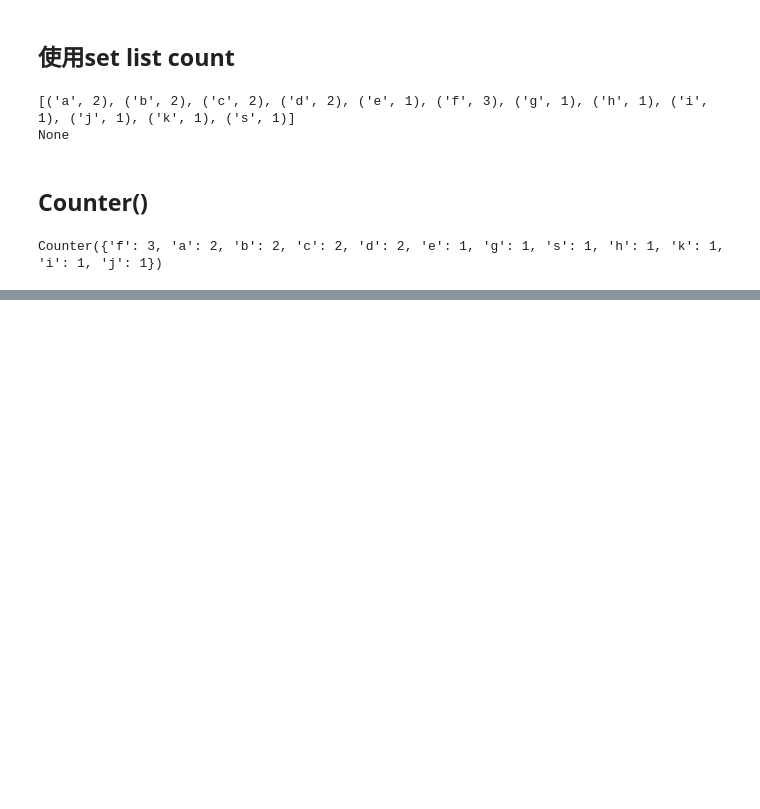
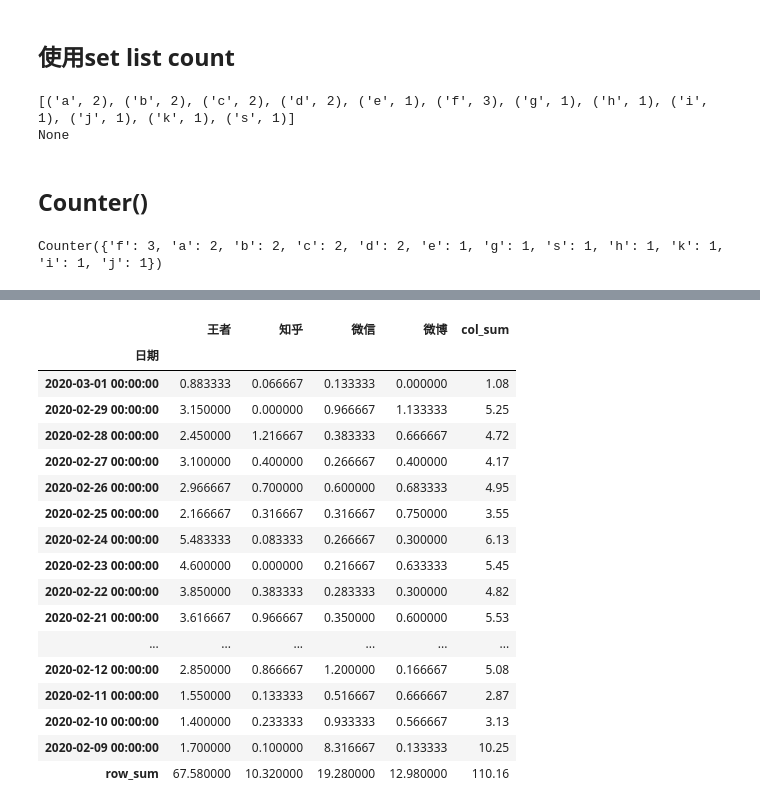
Before and after one commit to ybgm/Python, a Jupyter notebook: Python_practice.ipynb, the cells around one changed output, grey strips where cells are left out. Drawn from its saved outputs; the diff is of its cells as text; code cells hidden in the pictures; blank space fills up the shorter version.

```diff
--- a/Python_practice.ipynb
+++ b/Python_practice.ipynb
@@ -1262,0 +1430,5 @@ Counter({'f': 3, 'a': 2, 'b': 2, 'c': 2, 'd': 2, 'e': 1, 'g': 1, 's': 1, 'h': 1,
+# %%
+dfi3=dfi2.set_index('日期')
+# %%
+dfi3.fillna(0,inplace=True)
+dfi3.head()
@@ -1262,0 +1479,21 @@ Counter({'f': 3, 'a': 2, 'b': 2, 'c': 2, 'd': 2, 'e': 1, 'g': 1, 's': 1, 'h': 1,
+# %%
+dfi3
+# %% [output]
+|  | 王者 | 知乎 | 微信 | 微博 | col_sum |
+| 日期 |  |  |  |  |  |
+| 2020-03-01 00:00:00 | 0.883333 | 0.066667 | 0.133333 | 0.000000 | 1.08 |
+| 2020-02-29 00:00:00 | 3.150000 | 0.000000 | 0.966667 | 1.133333 | 5.25 |
+| 2020-02-28 00:00:00 | 2.450000 | 1.216667 | 0.383333 | 0.666667 | 4.72 |
+| 2020-02-27 00:00:00 | 3.100000 | 0.400000 | 0.266667 | 0.400000 | 4.17 |
+| 2020-02-26 00:00:00 | 2.966667 | 0.700000 | 0.600000 | 0.683333 | 4.95 |
+| 2020-02-25 00:00:00 | 2.166667 | 0.316667 | 0.316667 | 0.750000 | 3.55 |
+| 2020-02-24 00:00:00 | 5.483333 | 0.083333 | 0.266667 | 0.300000 | 6.13 |
+| 2020-02-23 00:00:00 | 4.600000 | 0.000000 | 0.216667 | 0.633333 | 5.45 |
+| 2020-02-22 00:00:00 | 3.850000 | 0.383333 | 0.283333 | 0.300000 | 4.82 |
+| 2020-02-21 00:00:00 | 3.616667 | 0.966667 | 0.350000 | 0.600000 | 5.53 |
+| ... | ... | ... | ... | ... | ... |
+| 2020-02-12 00:00:00 | 2.850000 | 0.866667 | 1.200000 | 0.166667 | 5.08 |
+| 2020-02-11 00:00:00 | 1.550000 | 0.133333 | 0.516667 | 0.666667 | 2.87 |
+| 2020-02-10 00:00:00 | 1.400000 | 0.233333 | 0.933333 | 0.566667 | 3.13 |
+| 2020-02-09 00:00:00 | 1.700000 | 0.100000 | 8.316667 | 0.133333 | 10.25 |
+| row_sum | 67.580000 | 10.320000 | 19.280000 | 12.980000 | 110.16 |
```
Also changed, not shown: parts of 39 cells of this notebook.
